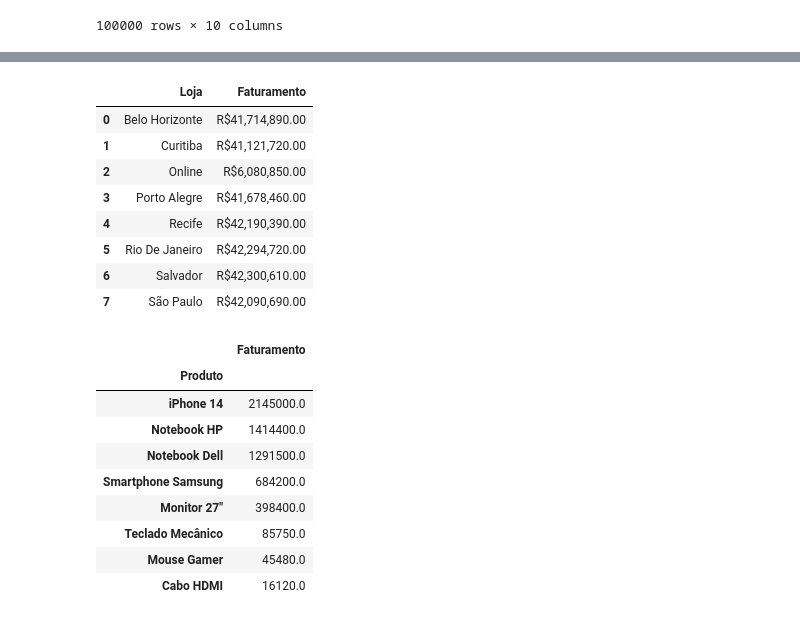
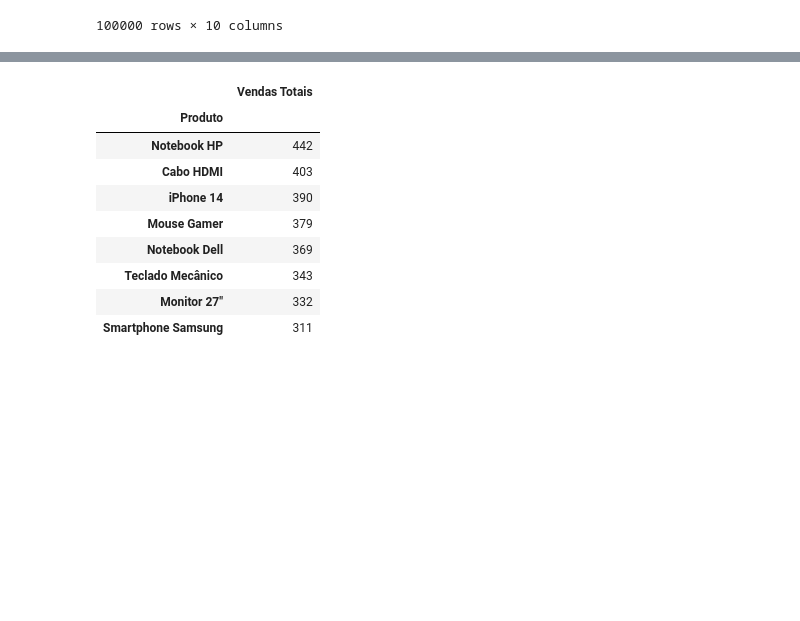
Before and after one commit to icarofonseca2004/python, a Jupyter notebook: pandas/aula.ipynb, the cells around one changed output, grey strips where cells are left out. Drawn from its saved outputs; the diff is of its cells as text; code cells hidden in the pictures; blank space fills up the shorter version.

```diff
--- a/pandas/aula.ipynb
+++ b/pandas/aula.ipynb
@@ -256,40 +250,31 @@ Rio De Janeiro
 # %%
 #analise por agrupamento
 analise_lojas= df_analise[['Loja', 'Faturamento']].groupby('Loja', as_index=False).sum()
 #colocando em ordem
 analise_lojas = analise_lojas.sort_values(by='Faturamento', ascending= False)
 #arrumando indicies
 analise_lojas = analise_lojas.sort_index()
 #arrumando o visual
 analise_lojas['Faturamento'] = analise_lojas['Faturamento'].map('R${:,.2f}'.format)
-display(analise_lojas)
+#display(analise_lojas)
 
 #rank de produto vendidos online
 df_vendas_online = df_analise[df_analise['Loja'] == 'Online']
 
-df_analise_vendas_online = df_vendas_online[['Produto','Faturamento']].groupby('Produto').sum()
+df_analise_vendas_online = df_vendas_online[['Produto','Qtd']].groupby('Produto').sum()
 
-df_analise_vendas_online = df_analise_vendas_online.sort_values(by= 'Faturamento', ascending=False)
+df_analise_vendas_online = df_analise_vendas_online.sort_values(by= 'Qtd', ascending=False)
 
-
+df_analise_vendas_online= df_analise_vendas_online.rename(columns={'Qtd' : 'Vendas Totais'})
 display(df_analise_vendas_online)
 # %% [output]
-|  | Loja | Faturamento |
-| 0 | Belo Horizonte | R$41,714,890.00 |
-| 1 | Curitiba | R$41,121,720.00 |
-| 2 | Online | R$6,080,850.00 |
-| 3 | Porto Alegre | R$41,678,460.00 |
-| 4 | Recife | R$42,190,390.00 |
-| 5 | Rio De Janeiro | R$42,294,720.00 |
-| 6 | Salvador | R$42,300,610.00 |
-| 7 | São Paulo | R$42,090,690.00 |
+|  | Vendas Totais |
+| Produto |  |
+| Notebook HP | 442 |
+| Cabo HDMI | 403 |
+| iPhone 14 | 390 |
+| Mouse Gamer | 379 |
+| Notebook Dell | 369 |
+| Teclado Mecânico | 343 |
+| Monitor 27" | 332 |
+| Smartphone Samsung | 311 |
-|  | Faturamento |
-| Produto |  |
-| iPhone 14 | 2145000.0 |
-| Notebook HP | 1414400.0 |
-| Notebook Dell | 1291500.0 |
-| Smartphone Samsung | 684200.0 |
-| Monitor 27" | 398400.0 |
-| Teclado Mecânico | 85750.0 |
-| Mouse Gamer | 45480.0 |
-| Cabo HDMI | 16120.0 |
```
Also changed, not shown: parts of 5 cells of this notebook, 1 other file.
